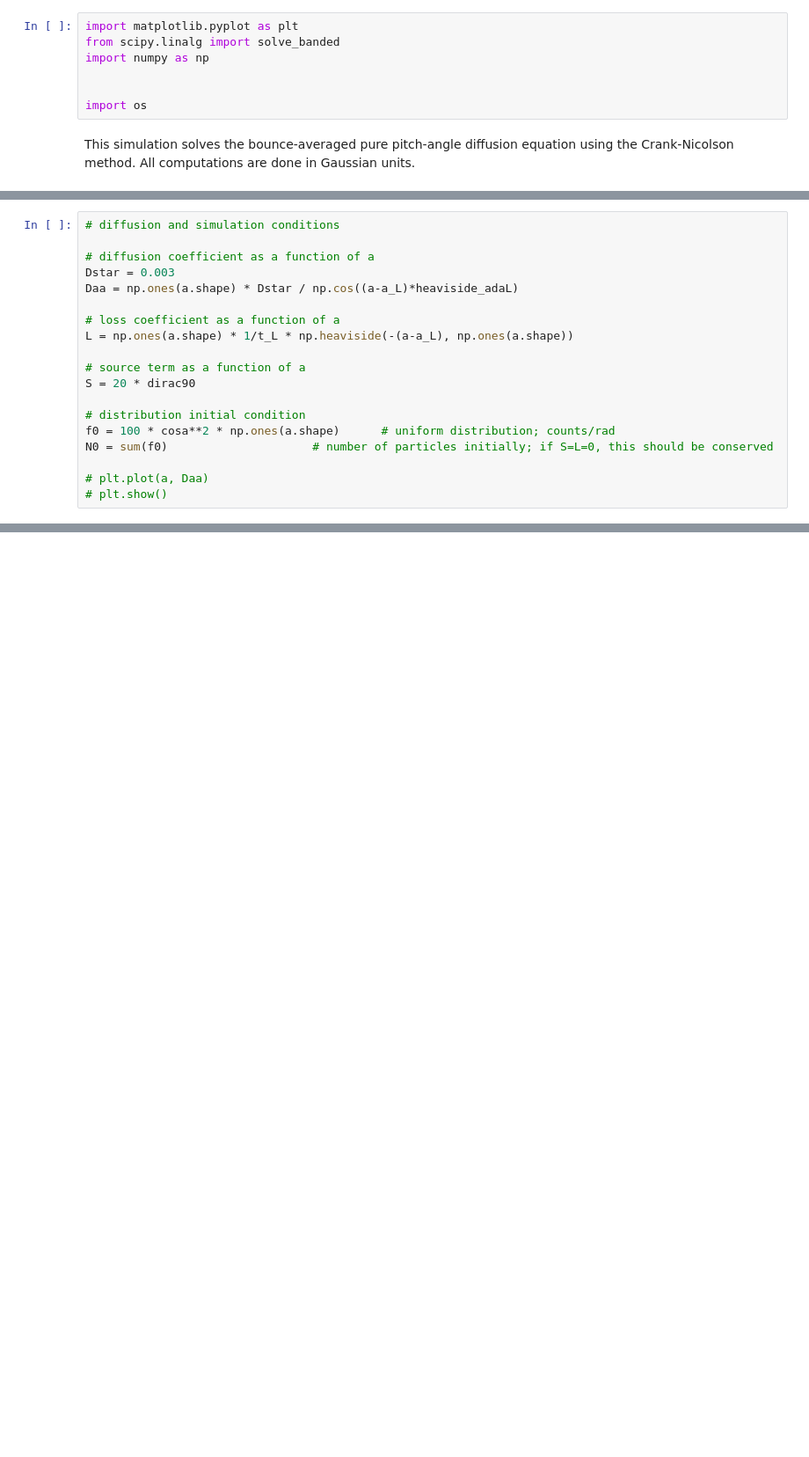
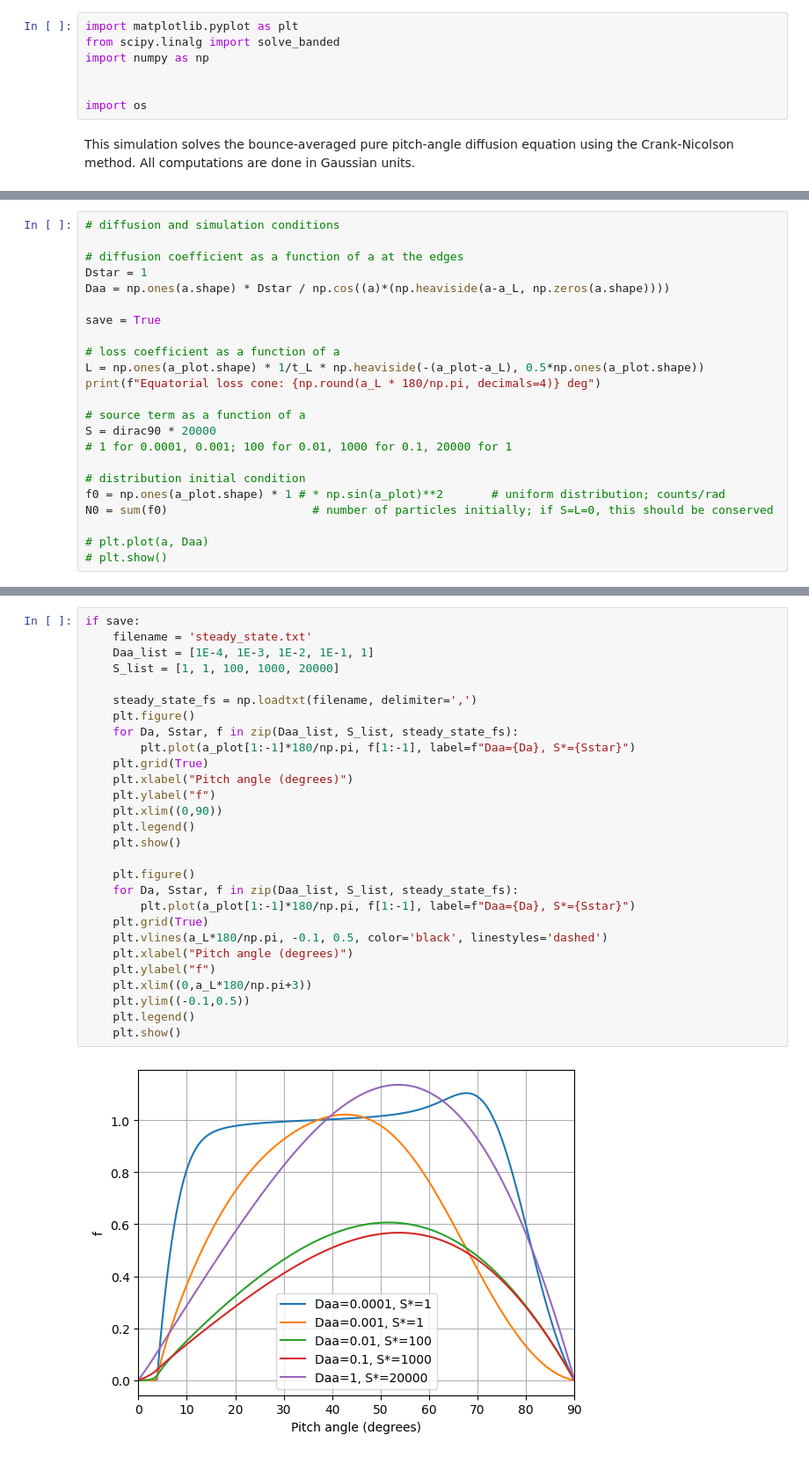
Before and after one commit to yellorb/aos250b-pitch-angle-diffusion, a Jupyter notebook: pitch_angle_diffusion.ipynb, the cells around one changed output, grey strips where cells are left out. Shown: that part at 88% size. Drawn from its saved outputs; the diff is of its cells as text; blank space fills up the shorter version.

Commit message:
add steady state data, settle on BC for now

```diff
--- a/pitch_angle_diffusion.ipynb
+++ b/pitch_angle_diffusion.ipynb
@@ -58,18 +81,22 @@ dirac_adaL[round(a_L/da)] = 1/da
 # %%
 # diffusion and simulation conditions
 
-# diffusion coefficient as a function of a
-Dstar = 0.003
-Daa = np.ones(a.shape) * Dstar / np.cos((a-a_L)*heaviside_adaL)
+# diffusion coefficient as a function of a at the edges
+Dstar = 1
+Daa = np.ones(a.shape) * Dstar / np.cos((a)*(np.heaviside(a-a_L, np.zeros(a.shape))))
+
+save = True
 
 # loss coefficient as a function of a
-L = np.ones(a.shape) * 1/t_L * np.heaviside(-(a-a_L), np.ones(a.shape))
+L = np.ones(a_plot.shape) * 1/t_L * np.heaviside(-(a_plot-a_L), 0.5*np.ones(a_plot.shape))
+print(f"Equatorial loss cone: {np.round(a_L * 180/np.pi, decimals=4)} deg")
 
 # source term as a function of a
-S = 20 * dirac90
+S = dirac90 * 20000
+# 1 for 0.0001, 0.001; 100 for 0.01, 1000 for 0.1, 20000 for 1
 
 # distribution initial condition
-f0 = 100 * cosa**2 * np.ones(a.shape)      # uniform distribution; counts/rad
+f0 = np.ones(a_plot.shape) * 1 # * np.sin(a_plot)**2       # uniform distribution; counts/rad
 N0 = sum(f0)                     # number of particles initially; if S=L=0, this should be conserved
 
 # plt.plot(a, Daa)
@@ -175,0 +204,30 @@ time: 50.0              particles: 16213.861813984831
+# %%
+if save:
+    filename = 'steady_state.txt'
+    Daa_list = [1E-4, 1E-3, 1E-2, 1E-1, 1]
+    S_list = [1, 1, 100, 1000, 20000]
+
+    steady_state_fs = np.loadtxt(filename, delimiter=',')
+    plt.figure()
+    for Da, Sstar, f in zip(Daa_list, S_list, steady_state_fs):
+        plt.plot(a_plot[1:-1]*180/np.pi, f[1:-1], label=f"Daa={Da}, S*={Sstar}")
+    plt.grid(True)
+    plt.xlabel("Pitch angle (degrees)")
+    plt.ylabel("f")
+    plt.xlim((0,90))
+    plt.legend()
+    plt.show()
+
+    plt.figure()
+    for Da, Sstar, f in zip(Daa_list, S_list, steady_state_fs):
+        plt.plot(a_plot[1:-1]*180/np.pi, f[1:-1], label=f"Daa={Da}, S*={Sstar}")
+    plt.grid(True)
+    plt.vlines(a_L*180/np.pi, -0.1, 0.5, color='black', linestyles='dashed')
+    plt.xlabel("Pitch angle (degrees)")
+    plt.ylabel("f")
+    plt.xlim((0,a_L*180/np.pi+3))
+    plt.ylim((-0.1,0.5))
+    plt.legend()
+    plt.show()
+# %% [output]
+[figure, added]
```
Also changed, not shown: parts of 9 cells of this notebook, 1 other file.
